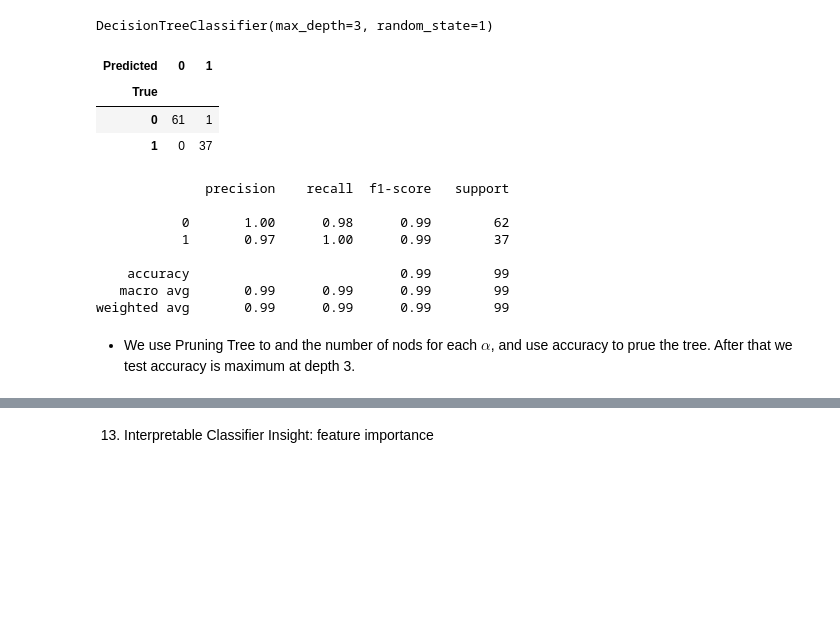
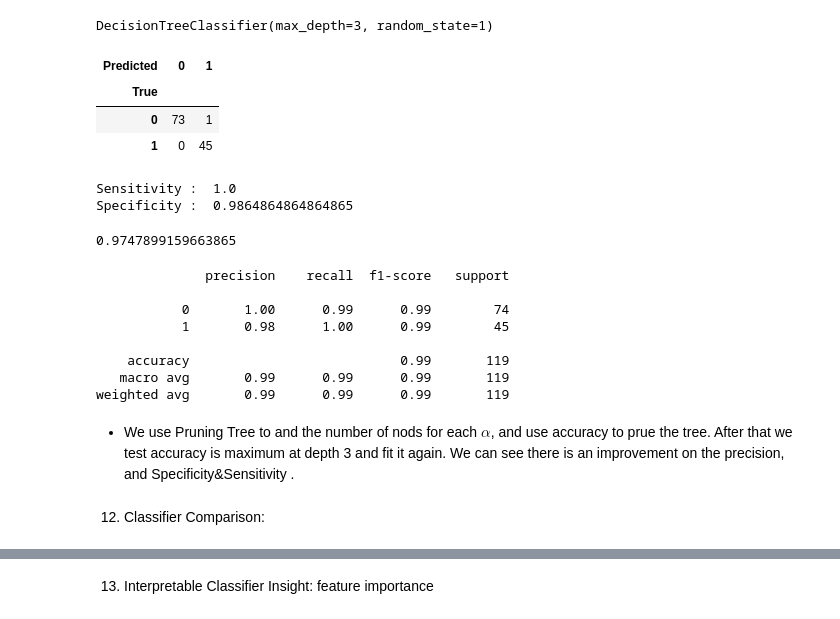
Before and after one commit to Zichuan66/Assignment-3, a Jupyter notebook: assignment6111.ipynb, the cells around one changed output, grey strips where cells are left out. Cells and saved outputs as stored; diff of their text form; code cells hidden in the pictures; blank space fills up the shorter version.

```diff
--- a/assignment6111.ipynb
+++ b/assignment6111.ipynb
@@ -506,7 +519,7 @@ from sklearn.cluster import KMeans
 y['class'] = y["class"].astype('category').cat.codes
 
 km1 = KMeans(n_clusters=2, n_init=20, random_state=0)
-km1.fit(X_new)
+km1.fit(X_new_dummy_dropped)
 km1.labels_
 # %% [output]
 A value is trying to be set on a copy of a slice from a DataFrame.
@@ -857,26 +1074,42 @@ cs_dt_best.fit(X_new_dummy_dropped, y_new)
 DecisionTreeClassifier(max_depth=3, random_state=1)
 # %%
 pred = cs_dt_best.predict(X_test)
-
-cmnew = pd.DataFrame(confusion_matrix(y_test, pred), index=['0', '1'], columns=['0', '1'])
+con_matrix2 = confusion_matrix(y_test, pred)
+cmnew = pd.DataFrame(con_matrix2, index=['0', '1'], columns=['0', '1'])
 cmnew.index.name = 'True'
 cmnew.columns.name = 'Predicted'
 cmnew
 # %% [output]
 | Predicted | 0 | 1 |
 | True |  |  |
-| 0 | 61 | 1 |
-| 1 | 0 | 37 |
+| 0 | 73 | 1 |
+| 1 | 0 | 45 |
+# %%
+sensitivity_tree = con_matrix2[1,1]/(con_matrix2[1,0]+con_matrix2[1,1])
+print('Sensitivity : ', sensitivity_tree)
+
+specificity_tree = con_matrix2[0,0]/(con_matrix2[0,0]+con_matrix2[0,1])
+print('Specificity : ', specificity_tree )
+# %% [output]
+Sensitivity :  1.0
+Specificity :  0.9864864864864865
+# %%
+acc_tree = decision_tree.score(X_test, y_test)
+acc_tree
+# %% [output]
+0.9747899159663865
 # %%
 print(classification_report(y_test, pred))
 # %% [output]
               precision    recall  f1-score   support
 
-           0       1.00      0.98      0.99        62
-           1       0.97      1.00      0.99        37
+           0       1.00      0.99      0.99        74
+           1       0.98      1.00      0.99        45
 
-    accuracy                           0.99        99
-   macro avg       0.99      0.99      0.99        99
-weighted avg       0.99      0.99      0.99        99
+    accuracy                           0.99       119
+   macro avg       0.99      0.99      0.99       119
+weighted avg       0.99      0.99      0.99       119
 # %% [markdown]
-- We use Pruning Tree to and the number of nods for each $\alpha$, and use accuracy to prue the tree. After that we test accuracy is maximum at depth 3.
+- We use Pruning Tree to and the number of nods for each $\alpha$, and use accuracy to prue the tree. After that we test accuracy is maximum at depth 3 and fit it again. We can see there is an improvement on the precision, and Specificity&Sensitivity .
+# %% [markdown]
+12. Classifier Comparison:
```
Also changed, not shown: parts of 44 cells of this notebook.
